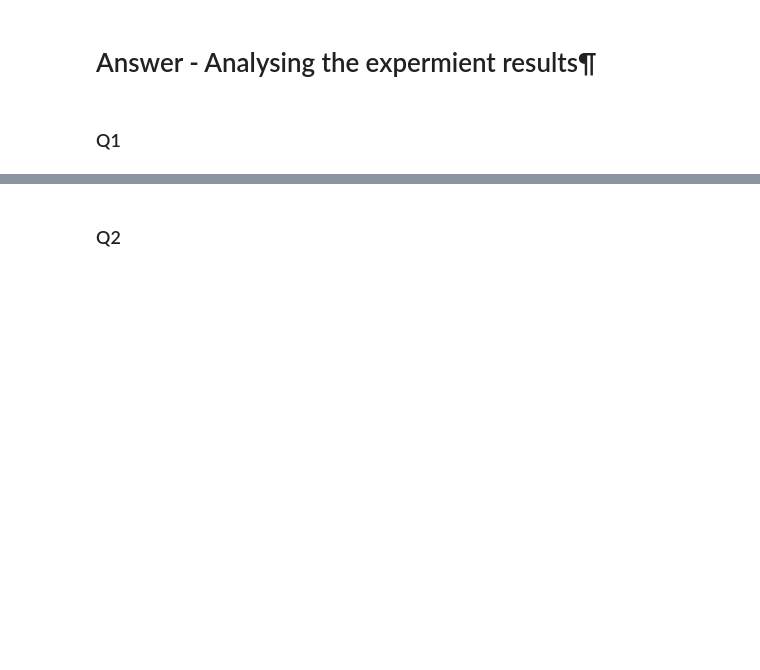
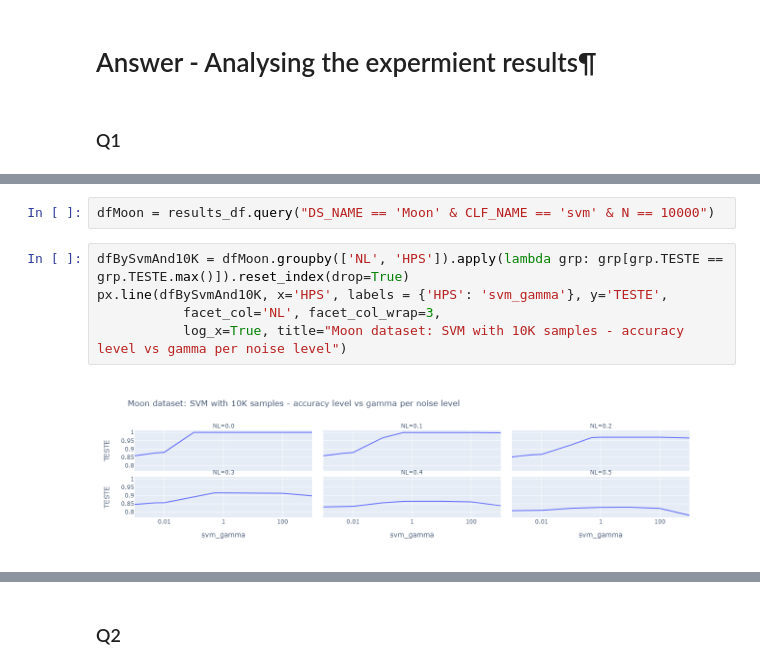
Before and after one commit to binyamin9913/Python_ML-2022, a Jupyter notebook: Final project/Modeling Exercise-mySolution.ipynb, the cells around one changed output, grey strips where cells are left out. Saved outputs shown, nothing was run; the diff lists cells and outputs as text; blank space fills up the shorter version.

```diff
--- a/Final project/Modeling Exercise-mySolution.ipynb
+++ b/Final project/Modeling Exercise-mySolution.ipynb
@@ -223,0 +308,9 @@ dfWithSvmAnd10K.groupby(['DS_NAME']).min().reset_index()
+# %%
+dfMoon = results_df.query("DS_NAME == 'Moon' & CLF_NAME == 'svm' & N == 10000")
+# %%
+dfBySvmAnd10K = dfMoon.groupby(['NL', 'HPS']).apply(lambda grp: grp[grp.TESTE == grp.TESTE.max()]).reset_index(drop=True)
+px.line(dfBySvmAnd10K, x='HPS', labels = {'HPS': 'svm_gamma'}, y='TESTE',
+           facet_col='NL', facet_col_wrap=3,
+           log_x=True, title="Moon dataset: SVM with 10K samples - accuracy level vs gamma per noise level")
+# %% [output]
+[figure, added]
```
Also changed, not shown: parts of 54 cells of this notebook, 1 other file.
